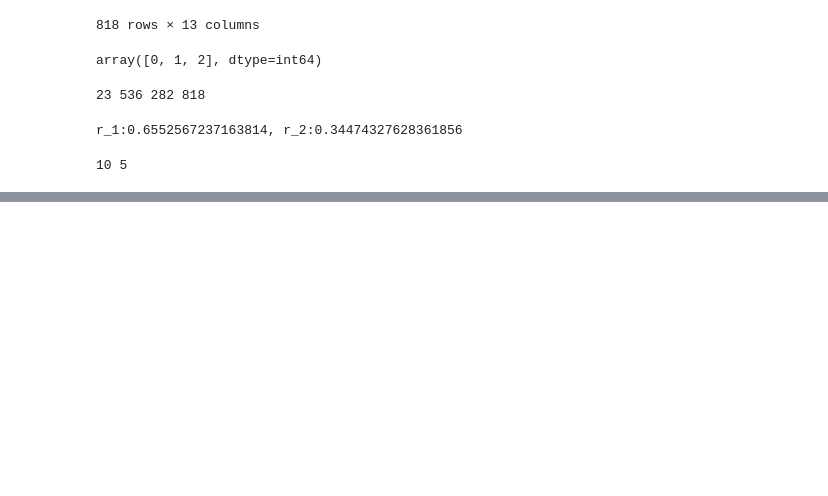
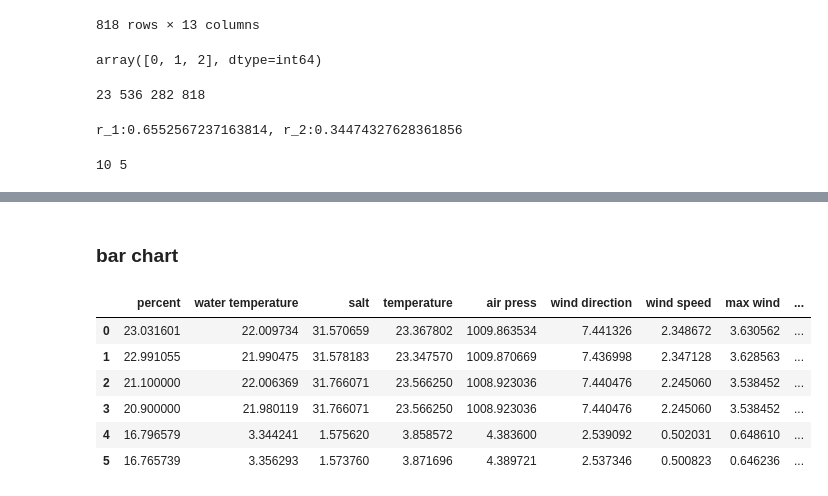
Before and after one commit to sunghyun1356/K-water-, a Jupyter notebook: dataMerge+Argumentation.ipynb, the cells around one changed output, grey strips where cells are left out. Saved outputs shown, nothing was run; the diff lists cells and outputs as text; code cells hidden in the pictures; blank space fills up the shorter version.

```diff
--- a/dataMerge+Argumentation.ipynb
+++ b/dataMerge+Argumentation.ipynb
@@ -268,3 +256,18 @@ display(data_df)
 # %%
 argumented_data.to_csv('./data/argumented_jellyfish.csv', encoding='utf-8-sig', index=False)
 data_df.to_csv('./original_vs_argumented_statistics.csv', encoding='utf-8-sig', index=False)
+# %% [markdown]
+### bar chart
+# %%
+import pandas as pd
+
+data = pd.read_csv('original_vs_argumented_statistics.csv')
+data
+# %% [output]
+|  | percent | water temperature | salt | temperature | air press | wind direction | wind speed | max wind | ... |
+| 0 | 23.031601 | 22.009734 | 31.570659 | 23.367802 | 1009.863534 | 7.441326 | 2.348672 | 3.630562 | ... |
+| 1 | 22.991055 | 21.990475 | 31.578183 | 23.347570 | 1009.870669 | 7.436998 | 2.347128 | 3.628563 | ... |
+| 2 | 21.100000 | 22.006369 | 31.766071 | 23.566250 | 1008.923036 | 7.440476 | 2.245060 | 3.538452 | ... |
+| 3 | 20.900000 | 21.980119 | 31.766071 | 23.566250 | 1008.923036 | 7.440476 | 2.245060 | 3.538452 | ... |
+| 4 | 16.796579 | 3.344241 | 1.575620 | 3.858572 | 4.383600 | 2.539092 | 0.502031 | 0.648610 | ... |
+| 5 | 16.765739 | 3.356293 | 1.573760 | 3.871696 | 4.389721 | 2.537346 | 0.500823 | 0.646236 | ... |
```
Also changed, not shown: parts of 4 cells of this notebook.
